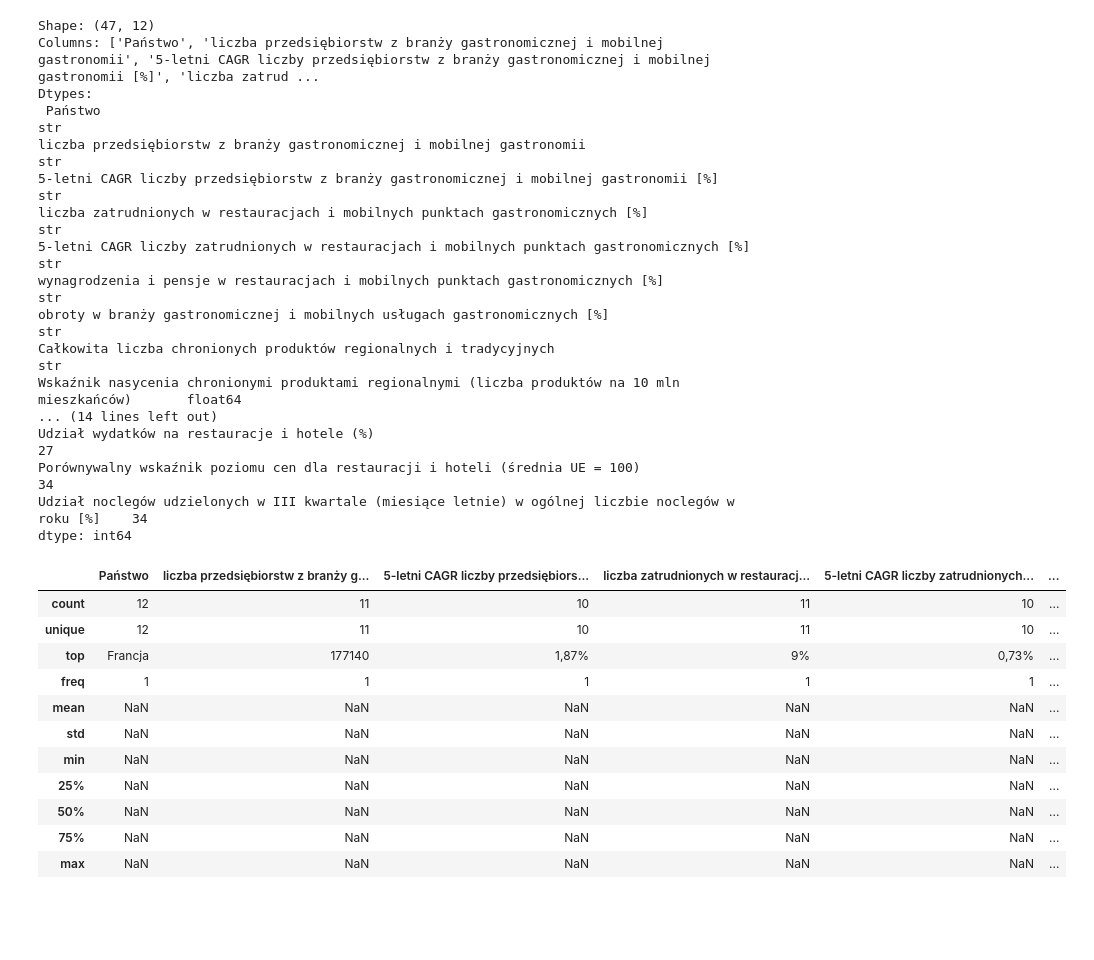
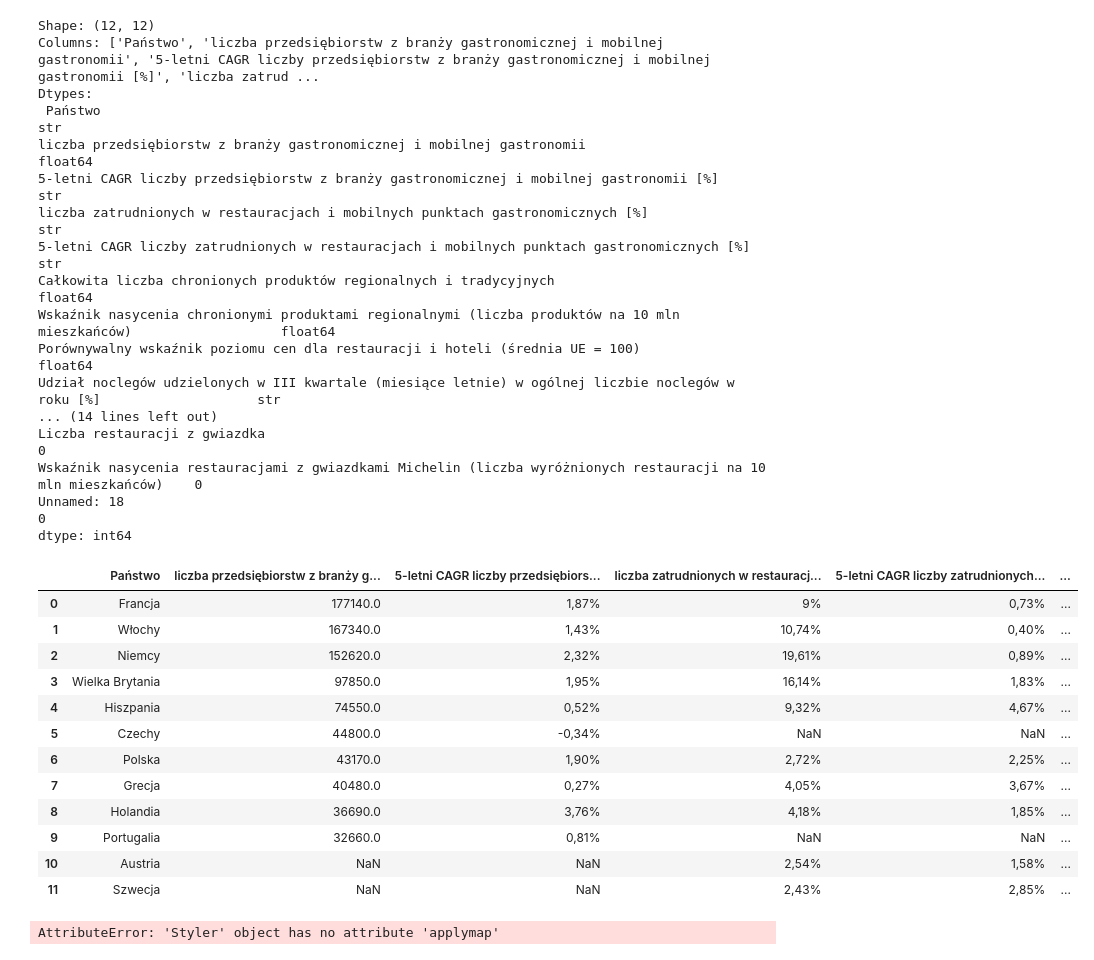
Before and after one commit to Kruciii/Turystyka-gastronomiczna, a Jupyter notebook: 1.ipynb, the cells around one changed output. Saved outputs shown, nothing was run; the diff lists cells and outputs as text; code cells hidden in the pictures; blank space fills up the shorter version.

```diff
--- a/1.ipynb
+++ b/1.ipynb
@@ -12,48 +28,74 @@ FileNotFoundError: [Errno 2] No such file or directory: 'Bartoszuk_Kindlik_Mazur
 # %%
 df_clean = df.copy()
 for col in df_clean.columns:
     if df_clean[col].dtype == "object":
         cleaned = (
             df_clean[col]
             .astype(str)
             .str.replace("%", "", regex=False)
             .str.replace(" ", "", regex=False)
             .replace("nan", pd.NA)
         )
         df_clean[col] = pd.to_numeric(cleaned, errors="ignore")
 
 print("Shape:", df_clean.shape)
 print("Columns:", list(df_clean.columns))
 print("Dtypes:\n", df_clean.dtypes)
 print("Missing values:\n", df_clean.isna().sum())
-display(df_clean.describe(include="all"))
+
+display(df_clean)
 # %% [output]
-Shape: (47, 12)
+Shape: (12, 12)
 Columns: ['Państwo', 'liczba przedsiębiorstw z branży gastronomicznej i mobilnej gastronomii', '5-letni CAGR liczby przedsiębiorstw z branży gastronomicznej i mobilnej gastronomii [%]', 'liczba zatrud ...
 Dtypes:
- Państwo                                                                                                   str
-liczba przedsiębiorstw z branży gastronomicznej i mobilnej gastronomii                                    str
-5-letni CAGR liczby przedsiębiorstw z branży gastronomicznej i mobilnej gastronomii [%]                   str
-liczba zatrudnionych w restauracjach i mobilnych punktach gastronomicznych [%]                            str
-5-letni CAGR liczby zatrudnionych w restauracjach i mobilnych punktach gastronomicznych [%]               str
-wynagrodzenia i pensje w restauracjach i mobilnych punktach gastronomicznych [%]                          str
-obroty w branży gastronomicznej i mobilnych usługach gastronomicznych [%]                                 str
-Całkowita liczba chronionych produktów regionalnych i tradycyjnych                                        str
-Wskaźnik nasycenia chronionymi produktami regionalnymi (liczba produktów na 10 mln mieszkańców)       float64
+ Państwo                                                                                                               str
+liczba przedsiębiorstw z branży gastronomicznej i mobilnej gastronomii                                            float64
+5-letni CAGR liczby przedsiębiorstw z branży gastronomicznej i mobilnej gastronomii [%]                               str
+liczba zatrudnionych w restauracjach i mobilnych punktach gastronomicznych [%]                                        str
+5-letni CAGR liczby zatrudnionych w restauracjach i mobilnych punktach gastronomicznych [%]                           str
+Całkowita liczba chronionych produktów regionalnych i tradycyjnych                                                float64
+Wskaźnik nasycenia chronionymi produktami regionalnymi (liczba produktów na 10 mln mieszkańców)                   float64
+Porównywalny wskaźnik poziomu cen dla restauracji i hoteli (średnia UE = 100)                                     float64
+Udział noclegów udzielonych w III kwartale (miesiące letnie) w ogólnej liczbie noclegów w roku [%]                    str
 ... (14 lines left out)
-Udział wydatków na restauracje i hotele (%)                                                           27
-Porównywalny wskaźnik poziomu cen dla restauracji i hoteli (średnia UE = 100)                         34
-Udział noclegów udzielonych w III kwartale (miesiące letnie) w ogólnej liczbie noclegów w roku [%]    34
+Liczba restauracji z gwiazdka                                                                                     0
+Wskaźnik nasycenia restauracjami z gwiazdkami Michelin (liczba wyróżnionych restauracji na 10 mln mieszkańców)    0
+Unnamed: 18                                                                                                       0
 dtype: int64
 |  | Państwo | liczba przedsiębiorstw z branży g... | 5-letni CAGR liczby przedsiębiors... | liczba zatrudnionych w restauracj... | 5-letni CAGR liczby zatrudnionych... | ... |
-| count | 12 | 11 | 10 | 11 | 10 | ... |
-| unique | 12 | 11 | 10 | 11 | 10 | ... |
-| top | Francja | 177140 | 1,87% | 9% | 0,73% | ... |
-| freq | 1 | 1 | 1 | 1 | 1 | ... |
-| mean | NaN | NaN | NaN | NaN | NaN | ... |
-| std | NaN | NaN | NaN | NaN | NaN | ... |
-| min | NaN | NaN | NaN | NaN | NaN | ... |
-| 25% | NaN | NaN | NaN | NaN | NaN | ... |
-| 50% | NaN | NaN | NaN | NaN | NaN | ... |
-| 75% | NaN | NaN | NaN | NaN | NaN | ... |
-| max | NaN | NaN | NaN | NaN | NaN | ... |
+| 0 | Francja | 177140.0 | 1,87% | 9% | 0,73% | ... |
+| 1 | Włochy | 167340.0 | 1,43% | 10,74% | 0,40% | ... |
+| 2 | Niemcy | 152620.0 | 2,32% | 19,61% | 0,89% | ... |
+| 3 | Wielka Brytania | 97850.0 | 1,95% | 16,14% | 1,83% | ... |
+| 4 | Hiszpania | 74550.0 | 0,52% | 9,32% | 4,67% | ... |
+| 5 | Czechy | 44800.0 | -0,34% | NaN | NaN | ... |
+| 6 | Polska | 43170.0 | 1,90% | 2,72% | 2,25% | ... |
+| 7 | Grecja | 40480.0 | 0,27% | 4,05% | 3,67% | ... |
+| 8 | Holandia | 36690.0 | 3,76% | 4,18% | 1,85% | ... |
+| 9 | Portugalia | 32660.0 | 0,81% | NaN | NaN | ... |
+| 10 | Austria | NaN | NaN | 2,54% | 1,58% | ... |
+| 11 | Szwecja | NaN | NaN | 2,43% | 2,85% | ... |
+# %%
+# Korelacje i wspolliniowosc (na bazie korelacji)
+numeric_df = df_clean.select_dtypes(include="number")
+corr = numeric_df.corr()
+
+def highlight_high_corr(val):
+    if pd.isna(val):
+        return ""
+    return "background-color: #ffd7b5" if abs(val) >= 0.7 else ""
+
+display(corr.style.applymap(highlight_high_corr))
+
+high_pairs = (
+    corr.where(~pd.eye(corr.shape[0], dtype=bool))
+    .stack()
+    .rename("corr")
+    .reset_index()
+    .rename(columns={"level_0": "var_1", "level_1": "var_2"})
+)
+high_pairs = high_pairs.loc[high_pairs["corr"].abs() >= 0.7].sort_values("corr", ascending=False)
+
+display(high_pairs)
+# %% [output]
+AttributeError: 'Styler' object has no attribute 'applymap'
```
Also changed, not shown: parts of 1 cell of this notebook.
